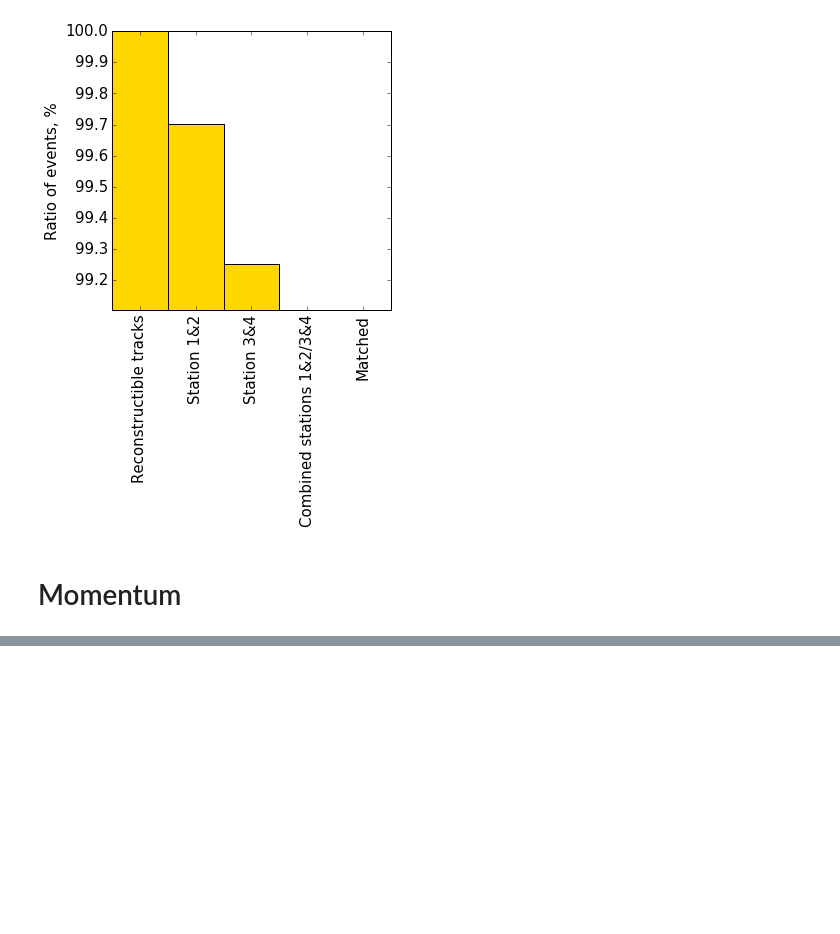
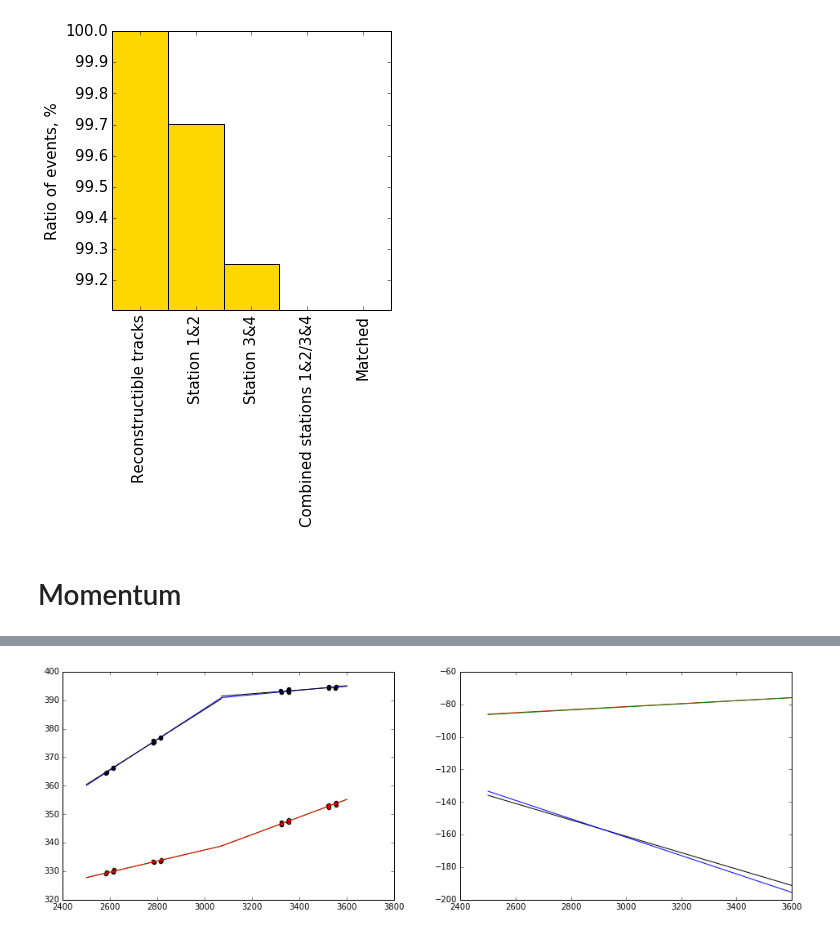
Before and after one commit to hushchyn-mikhail/ship_tracking_summer2016, a Jupyter notebook: notebooks/QualityRetina2.0.ipynb, the cells around one changed output, grey strips where cells are left out. Cells and saved outputs as stored; diff of their text form; code cells hidden in the pictures; blank space fills up the shorter version.

```diff
--- a/notebooks/QualityRetina2.0.ipynb
+++ b/notebooks/QualityRetina2.0.ipynb
@@ -299,0 +374,4 @@ np.min(p_err[~np.isnan(p_err)])
+# %%
+demonstration(data, 824)
+# %% [output]
+[figure, added]
```
Also changed, not shown: parts of 15 cells of this notebook.
